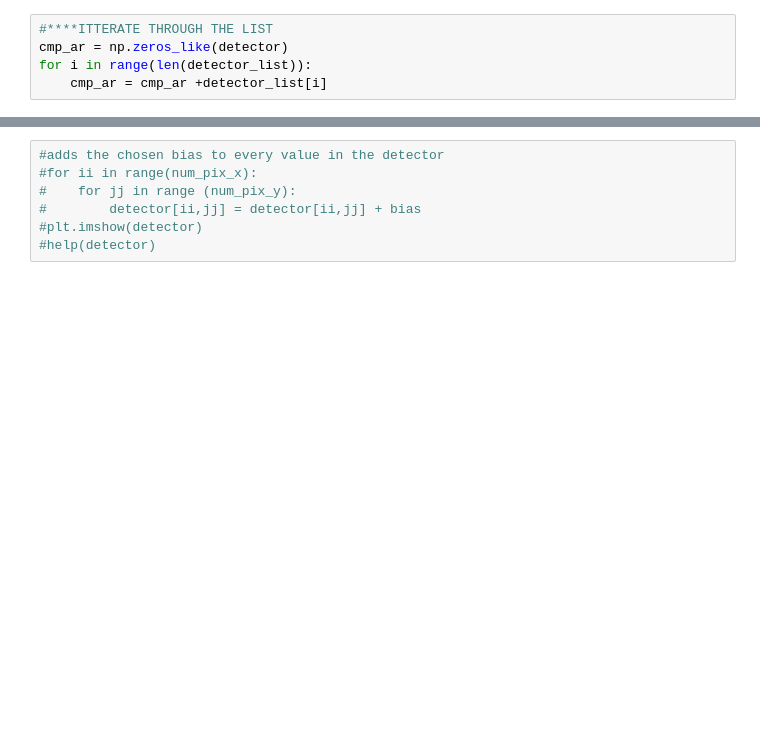
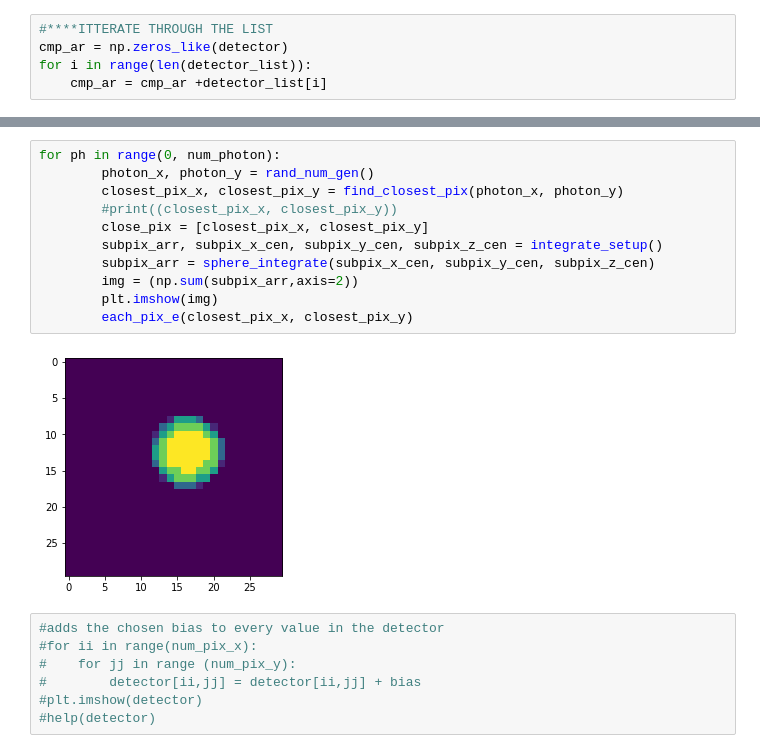
Before and after one commit to rfitzg/CFA-REU2020-FitzGerald, a Jupyter notebook: DetectorProject-Copy1.ipynb, the cells around one changed output, grey strips where cells are left out. Cells and saved outputs as stored; diff of their text form; blank space fills up the shorter version.

```diff
--- a/DetectorProject-Copy1.ipynb
+++ b/DetectorProject-Copy1.ipynb
@@ -372,3 +395,16 @@ else:
+# %%
+for ph in range(0, num_photon):
+        photon_x, photon_y = rand_num_gen()
+        closest_pix_x, closest_pix_y = find_closest_pix(photon_x, photon_y)
+        #print((closest_pix_x, closest_pix_y))
+        close_pix = [closest_pix_x, closest_pix_y]
+        subpix_arr, subpix_x_cen, subpix_y_cen, subpix_z_cen = integrate_setup()
+        subpix_arr = sphere_integrate(subpix_x_cen, subpix_y_cen, subpix_z_cen)
+        img = (np.sum(subpix_arr,axis=2))
+        plt.imshow(img)
+        each_pix_e(closest_pix_x, closest_pix_y)
+# %% [output]
+[figure, added]
 # %%
 #adds the chosen bias to every value in the detector
 #for ii in range(num_pix_x):
```
Also changed, not shown: parts of 18 cells of this notebook.
